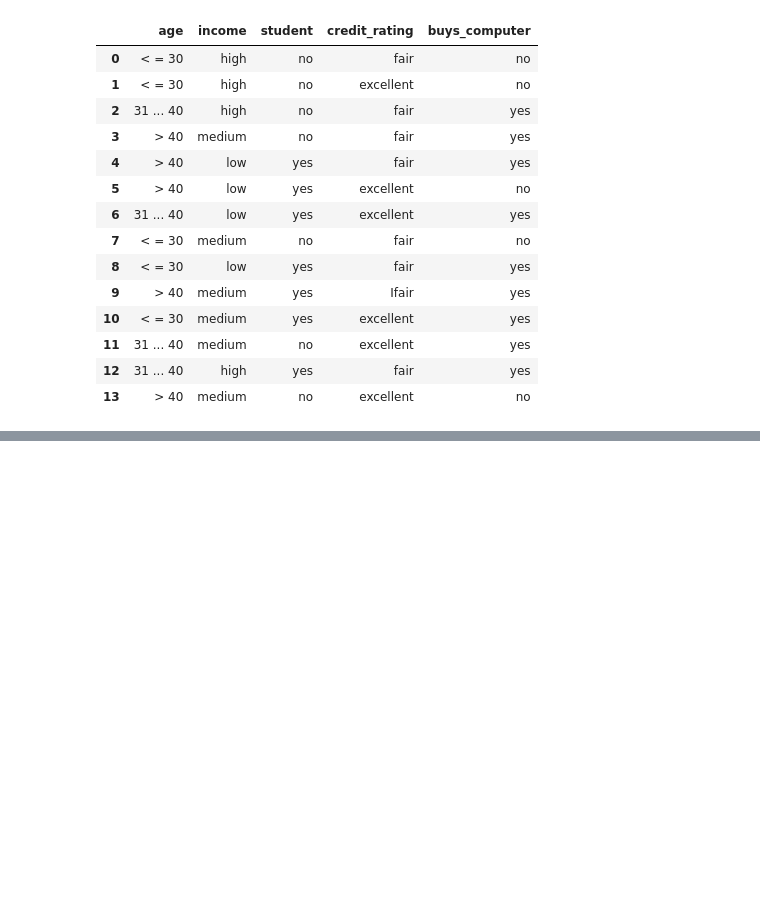
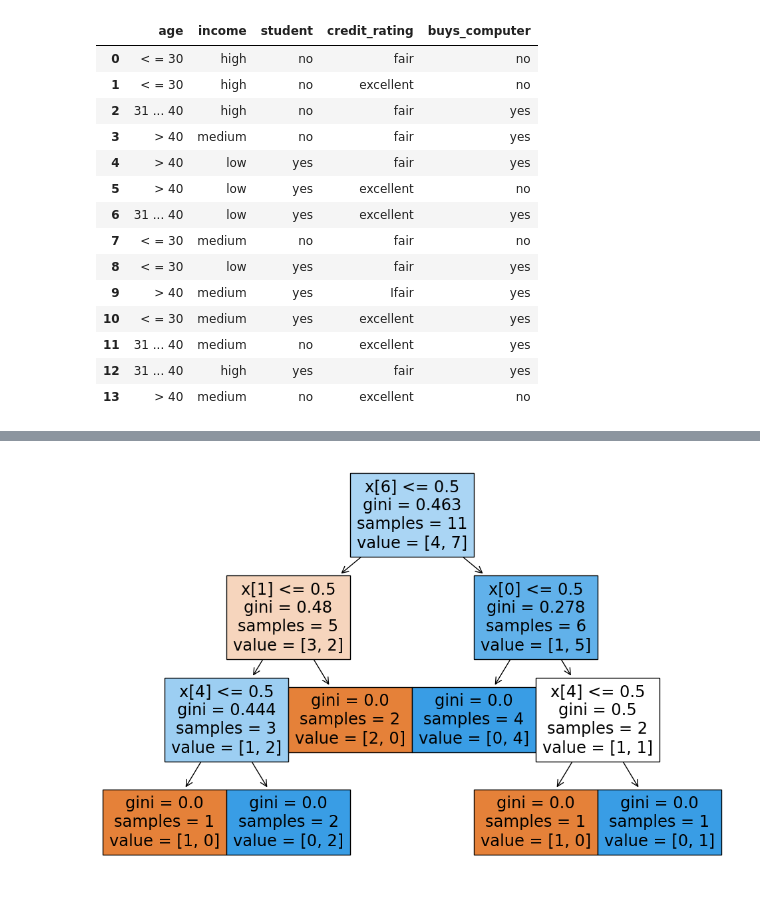
Before and after one commit to PrabhavRaviTammanashastri938/MachineLearning_21162, a Jupyter notebook: ML_Lab4.ipynb, the cells around one changed output, grey strips where cells are left out. Saved outputs shown, nothing was run; the diff lists cells and outputs as text; code cells hidden in the pictures; blank space fills up the shorter version.

```diff
--- a/ML_Lab4.ipynb
+++ b/ML_Lab4.ipynb
@@ -23,0 +122,6 @@ df
+# %%
+plt.figure(figsize=(12, 8))
+plot_tree(clf, filled=True)
+plt.show()
+# %% [output]
+[figure, added]
```
Also changed, not shown: parts of 10 cells of this notebook.
